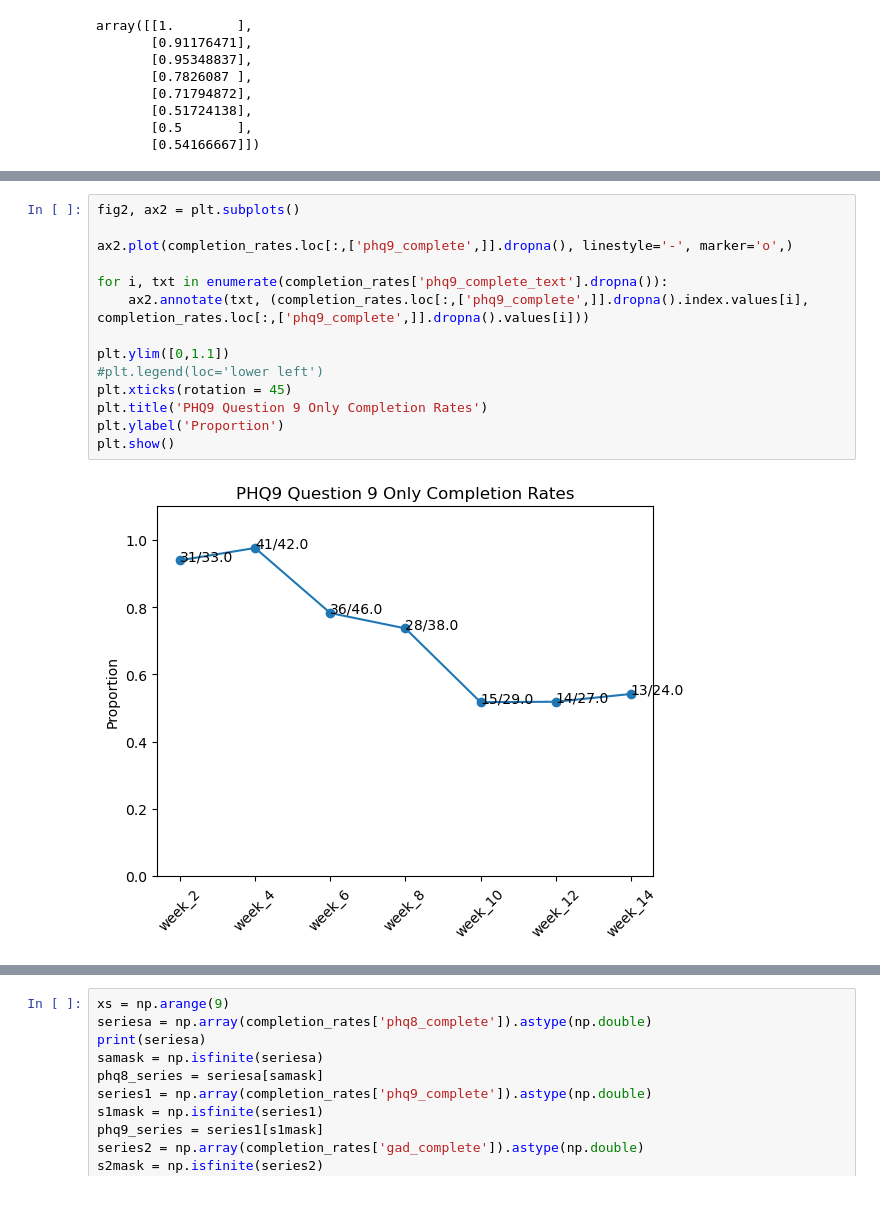
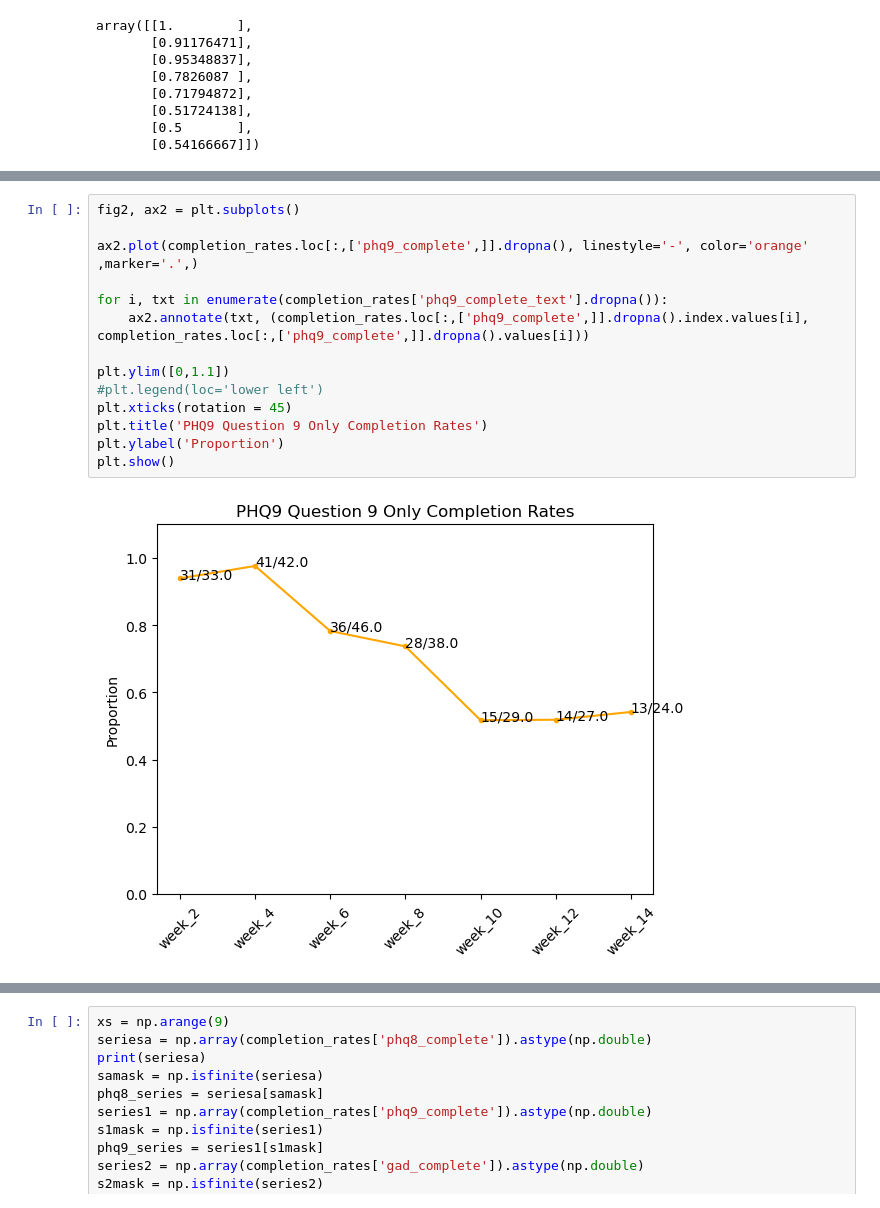
Before and after one commit to mbthompson14/HR_DSMB_2023, a Jupyter notebook: completion_main.ipynb, the cells around one changed output, grey strips where cells are left out. Saved outputs shown, nothing was run; the diff lists cells and outputs as text.

Commit message:
pretty plots

```diff
--- a/completion_main.ipynb
+++ b/completion_main.ipynb
@@ -495,19 +495,19 @@ plt.show()
 # %%
 fig2, ax2 = plt.subplots()
 
-ax2.plot(completion_rates.loc[:,['phq9_complete',]].dropna(), linestyle='-', marker='o',)
+ax2.plot(completion_rates.loc[:,['phq9_complete',]].dropna(), linestyle='-', color='orange' ,marker='.',)
 
 for i, txt in enumerate(completion_rates['phq9_complete_text'].dropna()):
     ax2.annotate(txt, (completion_rates.loc[:,['phq9_complete',]].dropna().index.values[i], completion_rates.loc[:,['phq9_complete',]].dropna().values[i]))
 
 plt.ylim([0,1.1])
 #plt.legend(loc='lower left')
 plt.xticks(rotation = 45)
 plt.title('PHQ9 Question 9 Only Completion Rates')
 plt.ylabel('Proportion')
 plt.show()
 # %% [output]
-[figure, old version]
+[figure, new version]
 # %%
 fig3, ax3 = plt.subplots()
 
```
Also changed, not shown: parts of 3 cells of this notebook, 4 other files.
